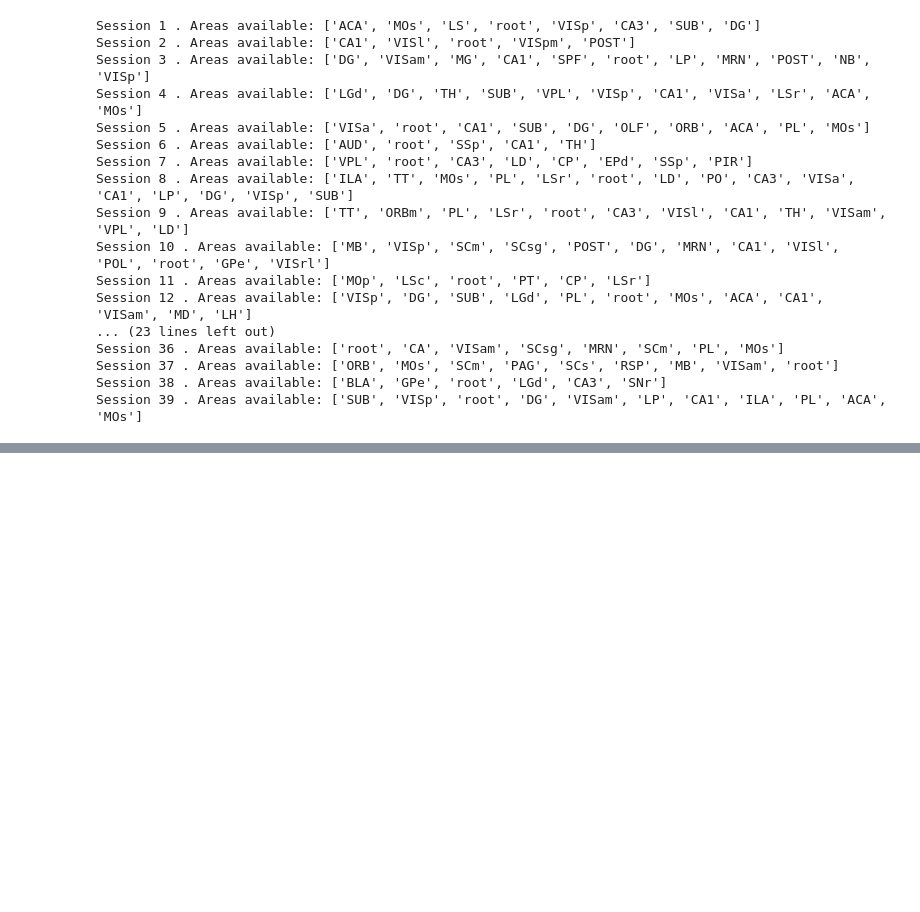
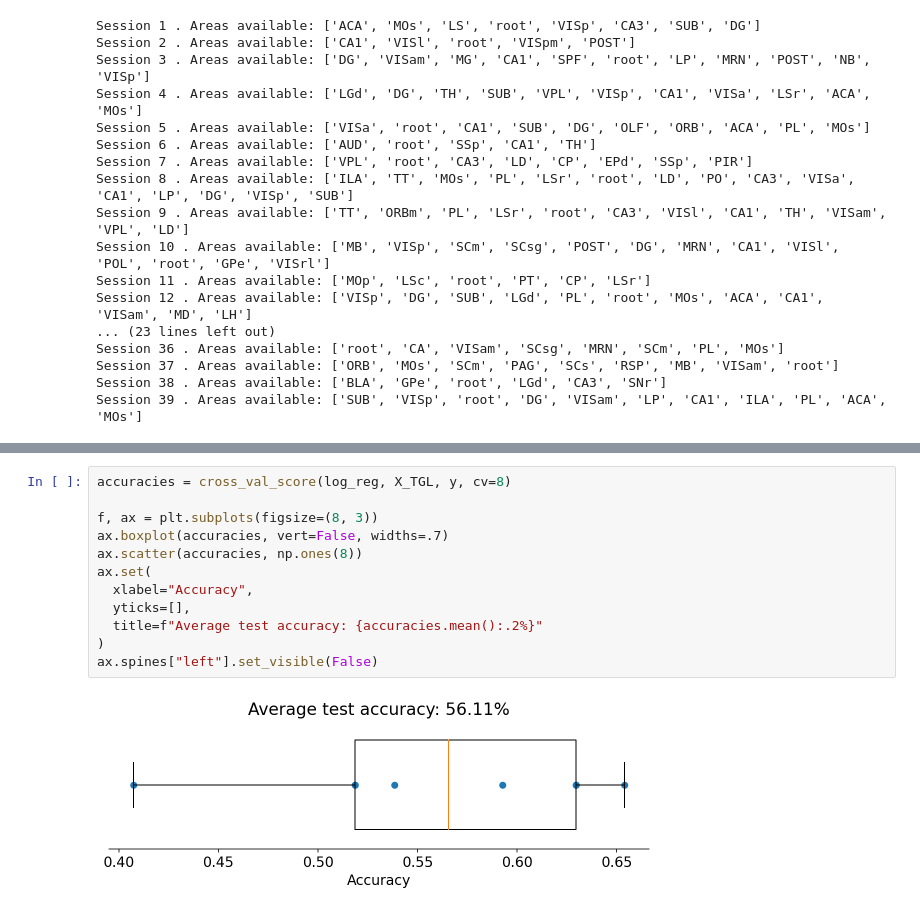
Before and after one commit to petroschalas/stein_set, a Jupyter notebook: Analysis_of_Steinmetz_et_al_dataset.ipynb, the cells around one changed output, grey strips where cells are left out. Drawn from its saved outputs; the diff is of its cells as text; blank space fills up the shorter version.

```diff
--- a/Analysis_of_Steinmetz_et_al_dataset.ipynb
+++ b/Analysis_of_Steinmetz_et_al_dataset.ipynb
@@ -138,0 +262,14 @@ psth_feedback(1, 'ACA', +1)
+# %%
+accuracies = cross_val_score(log_reg, X_TGL, y, cv=8)
+
+f, ax = plt.subplots(figsize=(8, 3))
+ax.boxplot(accuracies, vert=False, widths=.7)
+ax.scatter(accuracies, np.ones(8))
+ax.set(
+  xlabel="Accuracy",
+  yticks=[],
+  title=f"Average test accuracy: {accuracies.mean():.2%}"
+)
+ax.spines["left"].set_visible(False)
+# %% [output]
+[figure, added]
```
Also changed, not shown: parts of 9 cells of this notebook.
